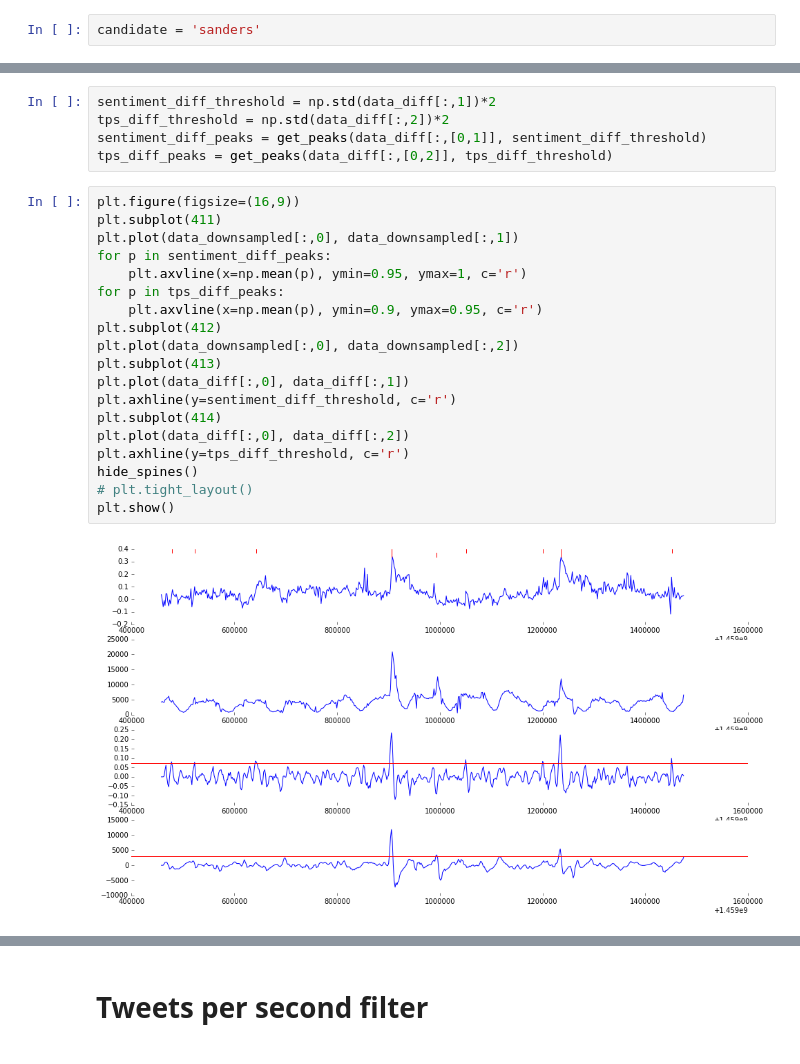
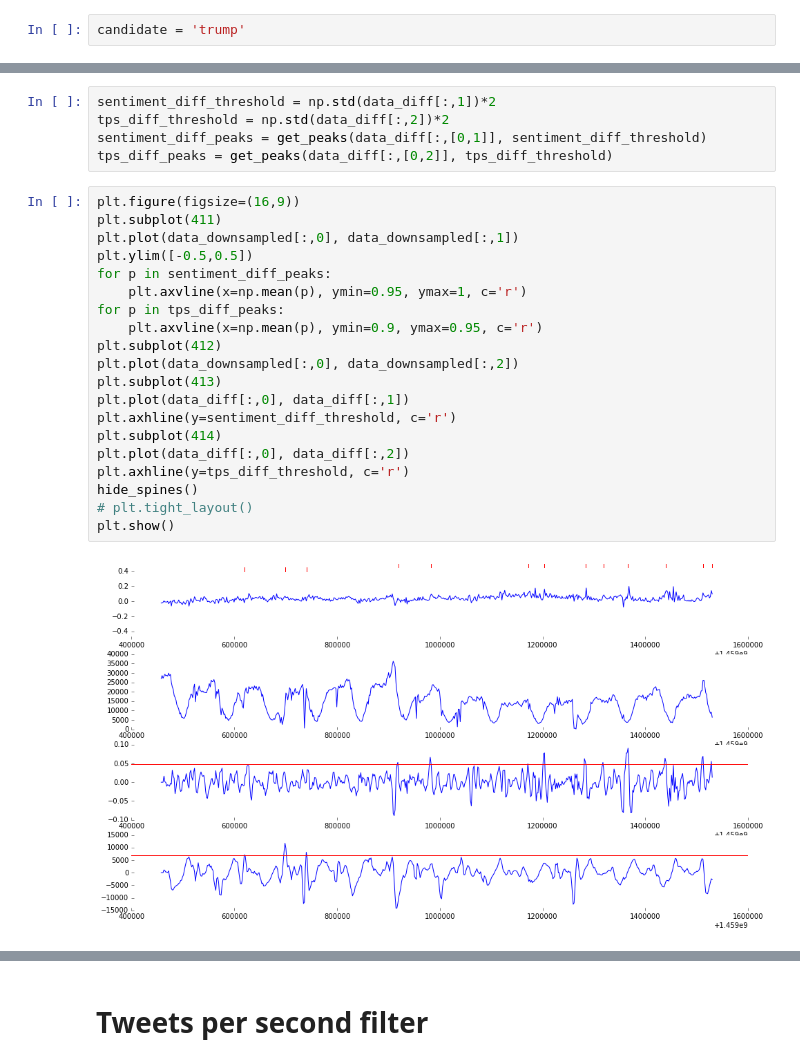
Before and after one commit to HoodPanther/SentimentalWorld, a Jupyter notebook: dev/viral tweet detection.ipynb, the cells around one changed output, grey strips where cells are left out. Saved outputs shown, nothing was run; the diff lists cells and outputs as text.

```diff
--- a/dev/viral tweet detection.ipynb
+++ b/dev/viral tweet detection.ipynb
@@ -28,7 +28,7 @@ def hide_spines():
             ax.xaxis.set_ticks_position('bottom')
             ax.yaxis.set_ticks_position('left')
 # %%
-candidate = 'sanders'
+candidate = 'trump'
 # %%
 data_downsampled = np.genfromtxt('data_'+candidate+'_downsampled.csv', delimiter=',')
 # %%
@@ -90,24 +90,25 @@ tps_diff_peaks = get_peaks(data_diff[:,[0,2]], tps_diff_threshold)
 # %%
 plt.figure(figsize=(16,9))
 plt.subplot(411)
 plt.plot(data_downsampled[:,0], data_downsampled[:,1])
+plt.ylim([-0.5,0.5])
 for p in sentiment_diff_peaks:
     plt.axvline(x=np.mean(p), ymin=0.95, ymax=1, c='r')
 for p in tps_diff_peaks:
     plt.axvline(x=np.mean(p), ymin=0.9, ymax=0.95, c='r')
 plt.subplot(412)
 plt.plot(data_downsampled[:,0], data_downsampled[:,2])
 plt.subplot(413)
 plt.plot(data_diff[:,0], data_diff[:,1])
 plt.axhline(y=sentiment_diff_threshold, c='r')
 plt.subplot(414)
 plt.plot(data_diff[:,0], data_diff[:,2])
 plt.axhline(y=tps_diff_threshold, c='r')
 hide_spines()
 # plt.tight_layout()
 plt.show()
 # %% [output]
-[figure, old version]
+[figure, new version]
 # %%
 # find and display trending tweets
 peaks = np.sort(np.vstack((sentiment_diff_peaks, tps_diff_peaks)), axis=0)
```
Also changed, not shown: parts of 2 cells of this notebook, 1 other file.
